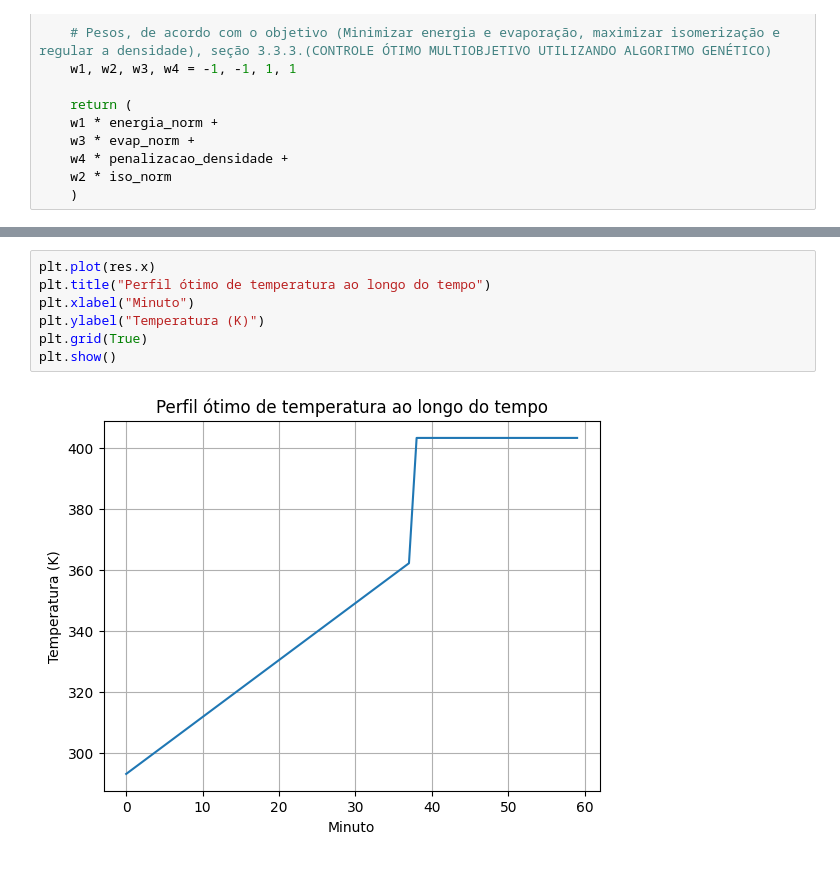
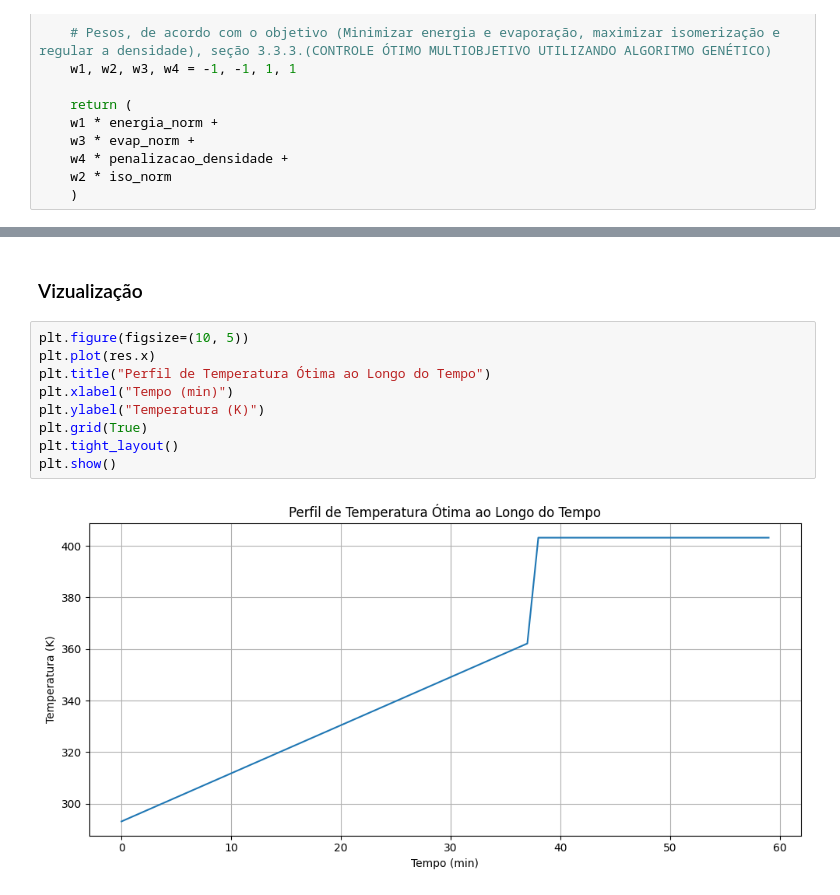
Before and after one commit to GabrielaRBLemos/Simulacao_Controle_Otimizacao_Processo_Industrial_Cervejaria_Artesanal, a Jupyter notebook: CodigoGabrielaPIBIC.ipynb, the cells around one changed output, grey strips where cells are left out. Drawn from its saved outputs; the diff is of its cells as text.

```diff
--- a/CodigoGabrielaPIBIC.ipynb
+++ b/CodigoGabrielaPIBIC.ipynb
@@ -186,9 +188,13 @@ Densidade final: 0.8601415000060144
+# %% [markdown]
+### Vizualização
 # %%
+plt.figure(figsize=(10, 5))
 plt.plot(res.x)
-plt.title("Perfil ótimo de temperatura ao longo do tempo")
-plt.xlabel("Minuto")
+plt.title("Perfil de Temperatura Ótima ao Longo do Tempo")
+plt.xlabel("Tempo (min)")
 plt.ylabel("Temperatura (K)")
 plt.grid(True)
+plt.tight_layout()
 plt.show()
 # %% [output]
-[figure, old version]
+[figure, new version]
```
Also changed, not shown: parts of 6 cells of this notebook, 1 other file.
